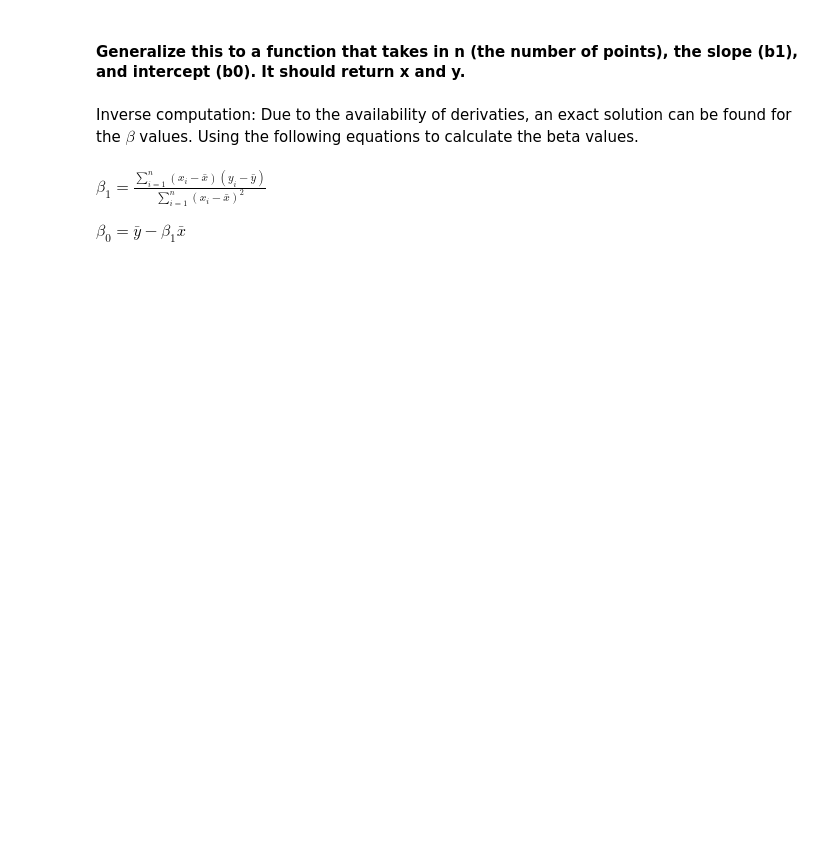
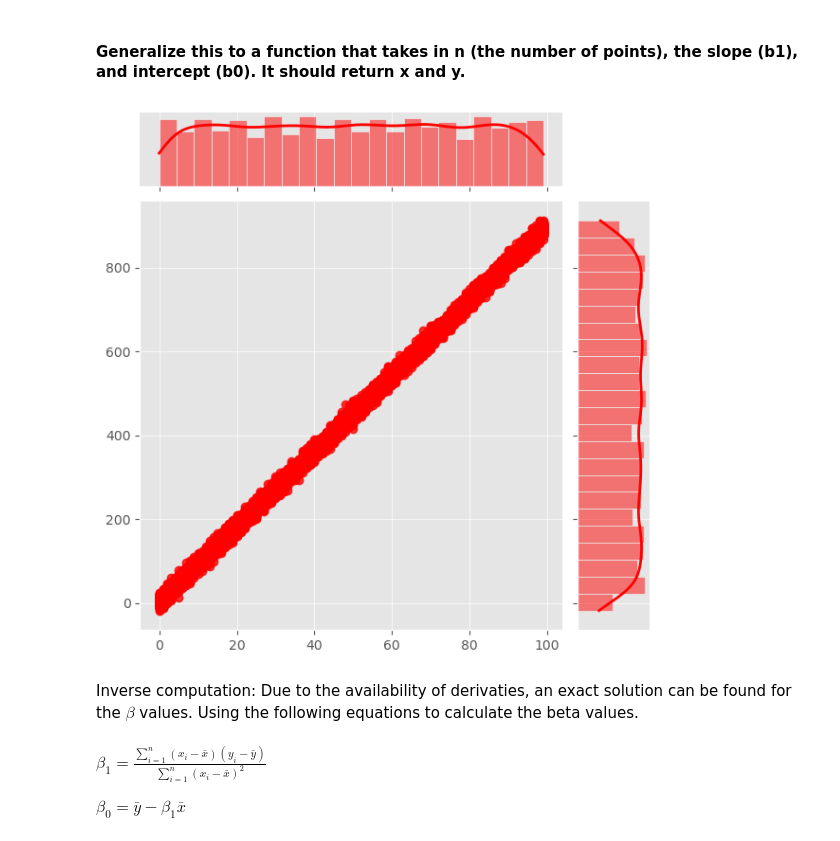
Before and after one commit to victoralexandermoreno/QSS45, a Jupyter notebook: Unit_2-Linear Algebra_blank.ipynb, the cells around one changed output. Saved outputs shown, nothing was run; the diff lists cells and outputs as text; code cells hidden in the pictures; blank space fills up the shorter version.

```diff
--- a/Unit_2-Linear Algebra_blank.ipynb
+++ b/Unit_2-Linear Algebra_blank.ipynb
@@ -196,5 +336,18 @@ beta_1 = 3   # Slope
 # %% [markdown]
 #### Generalize this to a function that takes in n (the number of points), the slope (b1), and intercept (b0). It should return x and y.
+# %%
+def regpractice(n,b1,b0):
+
+    e = np.random.normal(0, 10, n)
+    x = np.random.randint(0,100, size = n)
+    for es in e:
+        y = (x*b1) + b0 + e
+    return x,y
+data = regpractice(10000,9,3)
+sns.jointplot(x = data[0],y = data[1], scatter = True, kind = 'reg',color = 'r')
+plt.style.use('ggplot')
+# %% [output]
+[figure, added]
 # %% [markdown]
 Inverse computation: Due to the availability of derivaties, an exact solution can be found for the $\beta$ values. Using the following equations to calculate the beta values.
 # %% [markdown]
```
Also changed, not shown: parts of 21 cells of this notebook.
